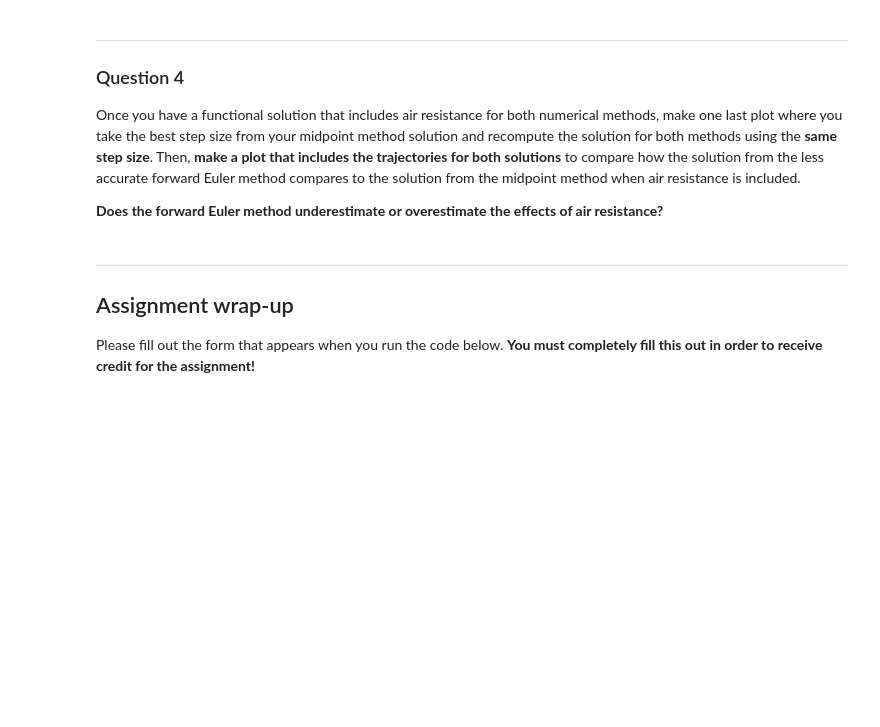
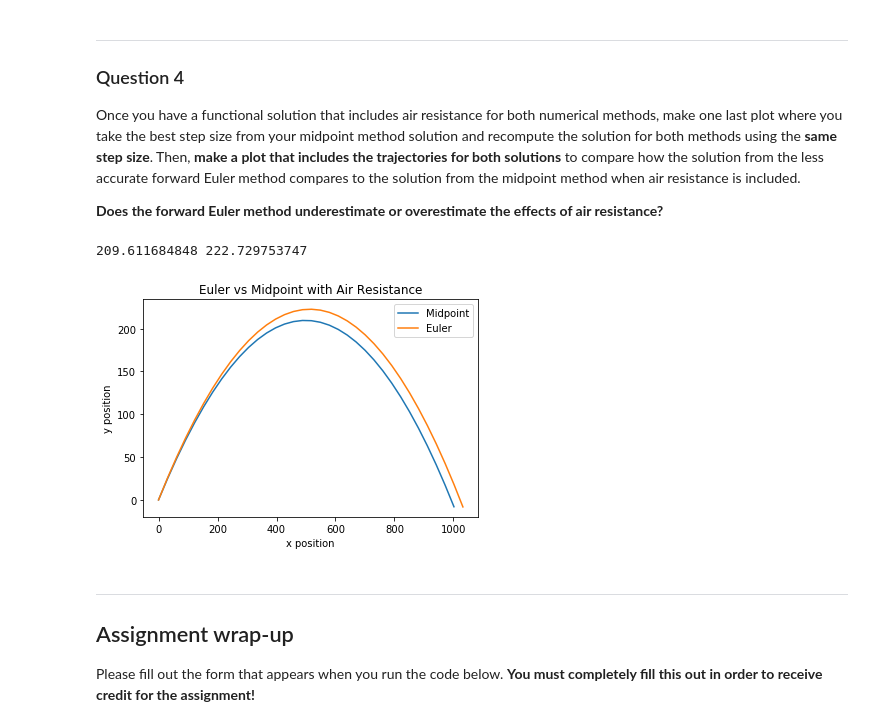
Before and after one commit to Anthonybommarito/cmsehw_02, a Jupyter notebook: HW-02_NumericalSolutionToCannonballTrajectory_JS.ipynb, the cells around one changed output. Cells and saved outputs as stored; diff of their text form; code cells hidden in the pictures; blank space fills up the shorter version.

```diff
--- a/HW-02_NumericalSolutionToCannonballTrajectory_JS.ipynb
+++ b/HW-02_NumericalSolutionToCannonballTrajectory_JS.ipynb
@@ -239,6 +342,53 @@ Since you no longer have an equation for the true distance when the effects of a
 Once you have a functional solution that includes air resistance for both numerical methods, make one last plot where you take the best step size from your midpoint method solution and recompute the solution for both methods using the **same step size**. Then, **make a plot that includes the trajectories for both solutions** to compare how the solution from the less accurate forward Euler method compares to the solution from the midpoint method when air resistance is included.
 
 **Does the forward Euler method underestimate or overestimate the effects of air resistance?**
+# %%
+vx0 = v_0*np.cos(angle)
+vy0 = v_0*np.sin(angle)
+ax0 = (-1/2*C*p*A*vx0**2*(vx0/np.abs(vx0)))/m
+ay0 = -g+(-1/2*C*p*A*vy0**2*(vy0/np.abs(vy0)))/m
+x0 = 0
+y0 = 0
+t=0
+dt=.4
+
+x5=[0]
+y5=[0]
+t5=[0]
+vx5 = [vx0]
+vy5 = [vy0]
+ax5=[ax0]
+ay5=[ay0]
+
+while y0>=0:
+
+    vx,vy,x,y = fEuler(x0,y0,vx0,vy0,ax0,ay0,dt)
+
+    ax = (-1/2*C*p*A*vx**2*(vx/np.abs(vx)))/m
+    ay = -g+(-1/2*C*p*A*vy**2*(vy/np.abs(vy)))/m
+
+    ax0,ay0,vx0,vy0,x0,y0 = ax,ay,vx,vy,x,y
+
+    t += dt
+
+    x5.append(x0)
+    y5.append(y0)
+    vx5.append(vx0)
+    vy5.append(vy0)
+    ax5.append(ax0)
+    ay5.append(ay0)
+    t5.append(t)
+
+plt.plot(x4,y4, label = 'Midpoint')
+plt.plot(x5,y5, label = 'Euler')
+plt.title('Euler vs Midpoint with Air Resistance')
+plt.xlabel('x position')
+plt.ylabel('y position')
+plt.legend()
+print(max(y4),max(y5))
+# %% [output]
+209.611684848 222.729753747
+[figure, added]
 # %% [markdown]
 ---
 ## Assignment wrap-up
```
Also changed, not shown: parts of 6 cells of this notebook, 1 other file.
